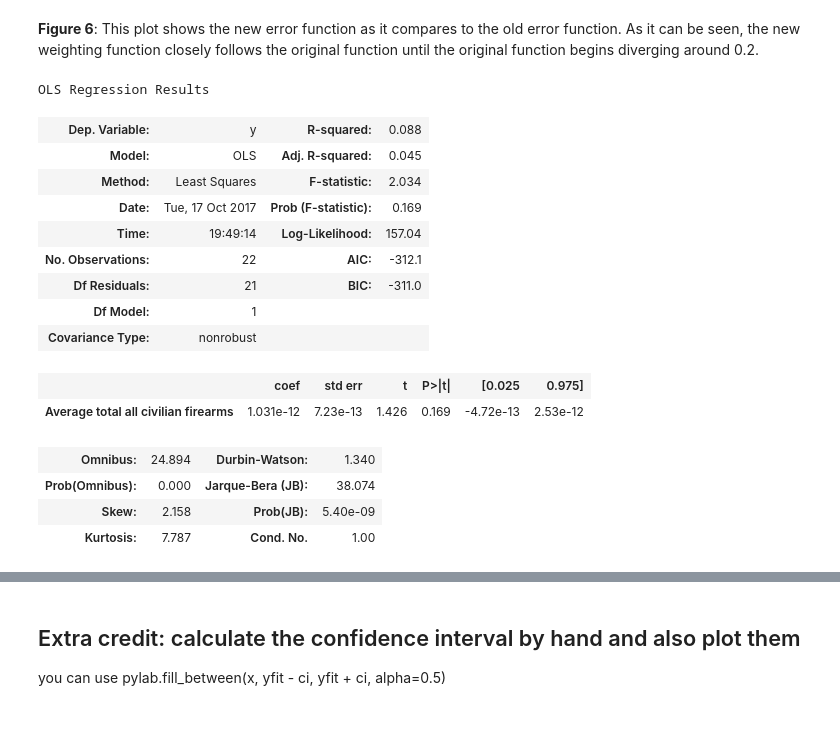
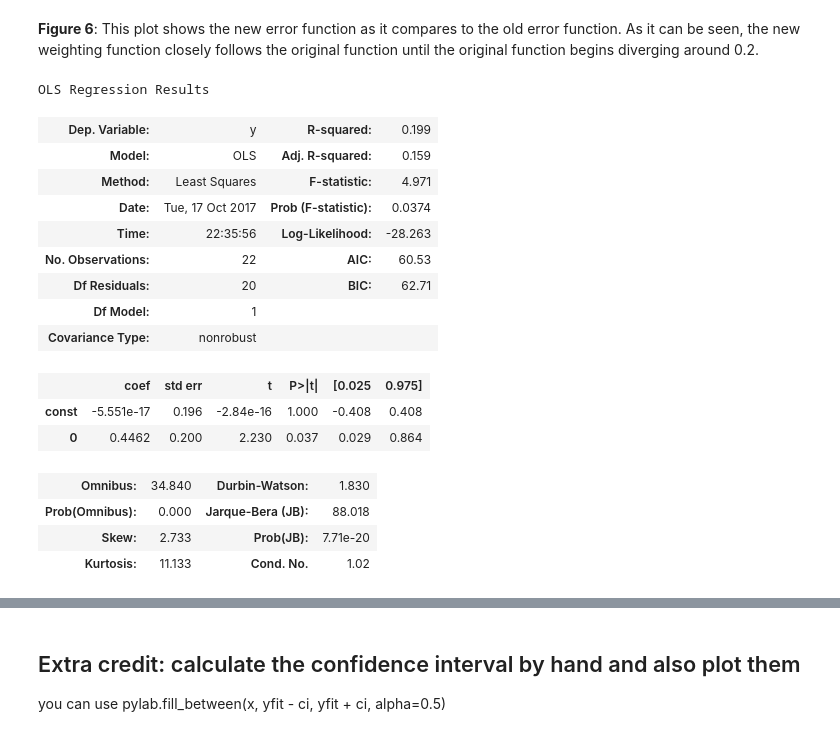
Before and after one commit to beasteers/PUI2017_bs3639, a Jupyter notebook: HW5_bs3639/Assignment 3.ipynb, the cells around one changed output, grey strips where cells are left out. Cells and saved outputs as stored; diff of their text form; code cells hidden in the pictures.

```diff
--- a/HW5_bs3639/Assignment 3.ipynb
+++ b/HW5_bs3639/Assignment 3.ipynb
@@ -54,8 +72,10 @@ Merge all datasets. After throwing away the irrelevant data it should look somet
 Throughout, when I ask you to include errors in plots or models, use Poisson statistics: the error is the square root of the number you are considering (e.g. this country has N fire arms +/- square root of N, or this country has Np [= N/population +/- (square root of N) / population] fire arms per person).
 # %%
 # http://api.worldbank.org/v2/en/indicator/SP.POP.TOTL?downloadformat=csv
-df_pop = pd.read_csv(
-    'API_SP.POP.TOTL_DS2_en_csv_v2/API_SP.POP.TOTL_DS2_en_csv_v2.csv', skiprows=3).dropna(how='all', axis=1)
+df_pop = get_data(
+    'http://api.worldbank.org/v2/en/indicator/SP.POP.TOTL?downloadformat=csv',
+    is_zip=True, skiprows=3, cache_name='API_SP.POP.TOTL_DS2_en_csv_v2.csv'#, refresh=True
+).dropna(how='all', axis=1)
 df_pop = df_pop[['Country Name', '2012']].rename(columns={'2012': 'pop'})
 df_pop.head()
 # %% [output]
@@ -67,8 +88,10 @@ df_pop.head()
 | 4 | Andorra | 82431.0 |
 # %%
 # http://api.worldbank.org/v2/en/indicator/NY.GDP.MKTP.CD?downloadformat=csv
-df_gdp = pd.read_csv(
-    'API_NY.GDP.MKTP.CD_DS2_en_csv_v2/API_NY.GDP.MKTP.CD_DS2_en_csv_v2.csv', skiprows=3).dropna(how='all', axis=1)
+df_gdp = get_data(
+    'http://api.worldbank.org/v2/en/indicator/NY.GDP.MKTP.CD?downloadformat=csv',
+    is_zip=True, skiprows=3, cache_name='API_NY.GDP.MKTP.CD_DS2_en_csv_v2.csv' #, refresh=True
+).dropna(how='all', axis=1)
 df_gdp = df_gdp[['Country Name', '2012']].rename(columns={'2012': 'gdp'})
 df_gdp.head()
 # %% [output]
@@ -89,8 +113,10 @@ df_guns.head()
 | 3 | Canada | 30.8 | 4 |
 | 4 | Denmark | 12.0 | 0 |
 # %%
-df_ms = pd.read_csv('World firearms murders and ownership - Sheet 1.csv')
-# cn, average titakm number
+df_ms = get_data(
+    'https://docs.google.com/spreadsheet/ccc?key=1chqUZHuY6cXYrRYkuE0uwXisGaYvr7durZHJhpLGycs&output=csv',
+    cache_name='API_NY.GDP.MKTP.CD_DS2_en_csv_v2.csv', refresh=True
+)
 df_ms = df_ms[
     ['Country/Territory', 'Average total all civilian firearms', 'Number of homicides by firearm']
 ].rename(columns={'Country/Territory': 'Country Name'})
@@ -353,8 +380,14 @@ import seaborn as sns
 import statsmodels.api as sm
 # %%
 # Select data and colors
-x, y = df_['Average total all civilian firearms'], df_['Number of mass shootings'] / df_['pop'] * 1e3
+# x, y = df_['Average total all civilian firearms'], df_['shootingspp']
+x = df_["Average total all civilian firearms"] / df_["pop"]
+y = df_["Number of mass shootings"] / df_["pop"]
 colors = (df_['Country Name'] == 'United States').map({0:'b', 1:'r'})
+
+# Normalizing
+x = (x - x.mean()) / x.std()
+y = (y - y.mean()) / y.std()
 # %% [markdown]
 ### Develop a solution for variable weighting when errors equal zero.
 The original equation, $w=1/e$, is a discontinuous equation, approaching $\infty$ as $x$ approaches zero. To fix this, the equation is approximated by the following (general form) equation.
@@ -406,23 +439,24 @@ around 0.2.
 the new weighting function closely follows the original function until the original function begins diverging
 around 0.2.
 # %%
-ols_model = sm.OLS(y, x).fit()
+ols_model = sm.OLS(y, sm.add_constant(x)).fit()
 ols_model.summary()
 # %% [output]
 OLS Regression Results
-| Dep. Variable: | y | R-squared: | 0.088 |
-| Model: | OLS | Adj. R-squared: | 0.045 |
-| Method: | Least Squares | F-statistic: | 2.034 |
-| Date: | Tue, 17 Oct 2017 | Prob (F-statistic): | 0.169 |
-| Time: | 19:49:14 | Log-Likelihood: | 157.04 |
-| No. Observations: | 22 | AIC: | -312.1 |
-| Df Residuals: | 21 | BIC: | -311.0 |
+| Dep. Variable: | y | R-squared: | 0.199 |
+| Model: | OLS | Adj. R-squared: | 0.159 |
+| Method: | Least Squares | F-statistic: | 4.971 |
+| Date: | Tue, 17 Oct 2017 | Prob (F-statistic): | 0.0374 |
+| Time: | 22:35:56 | Log-Likelihood: | -28.263 |
+| No. Observations: | 22 | AIC: | 60.53 |
+| Df Residuals: | 20 | BIC: | 62.71 |
 | Df Model: | 1 |  |  |
 | Covariance Type: | nonrobust |  |  |
 |  | coef | std err | t | P>|t| | [0.025 | 0.975] |
-| Average total all civilian firearms | 1.031e-12 | 7.23e-13 | 1.426 | 0.169 | -4.72e-13 | 2.53e-12 |
+| const | -5.551e-17 | 0.196 | -2.84e-16 | 1.000 | -0.408 | 0.408 |
+| 0 | 0.4462 | 0.200 | 2.230 | 0.037 | 0.029 | 0.864 |
-| Omnibus: | 24.894 | Durbin-Watson: | 1.340 |
-| Prob(Omnibus): | 0.000 | Jarque-Bera (JB): | 38.074 |
-| Skew: | 2.158 | Prob(JB): | 5.40e-09 |
-| Kurtosis: | 7.787 | Cond. No. | 1.00 |
+| Omnibus: | 34.840 | Durbin-Watson: | 1.830 |
+| Prob(Omnibus): | 0.000 | Jarque-Bera (JB): | 88.018 |
+| Skew: | 2.733 | Prob(JB): | 7.71e-20 |
+| Kurtosis: | 11.133 | Cond. No. | 1.02 |
 # %%
```
Also changed, not shown: parts of 12 cells of this notebook, 4 other files.
